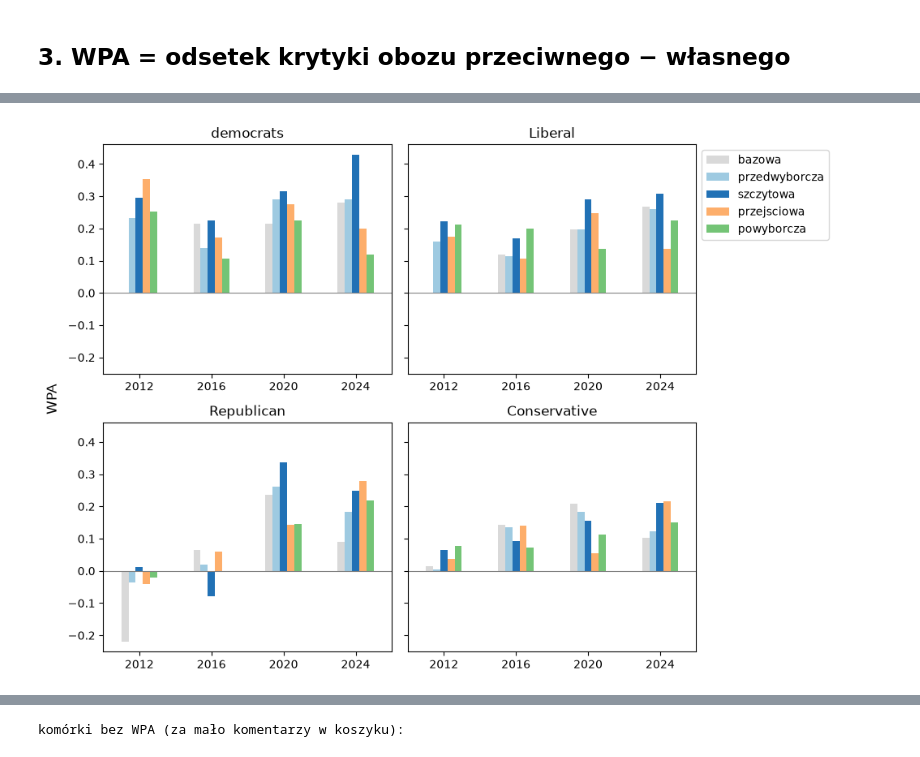
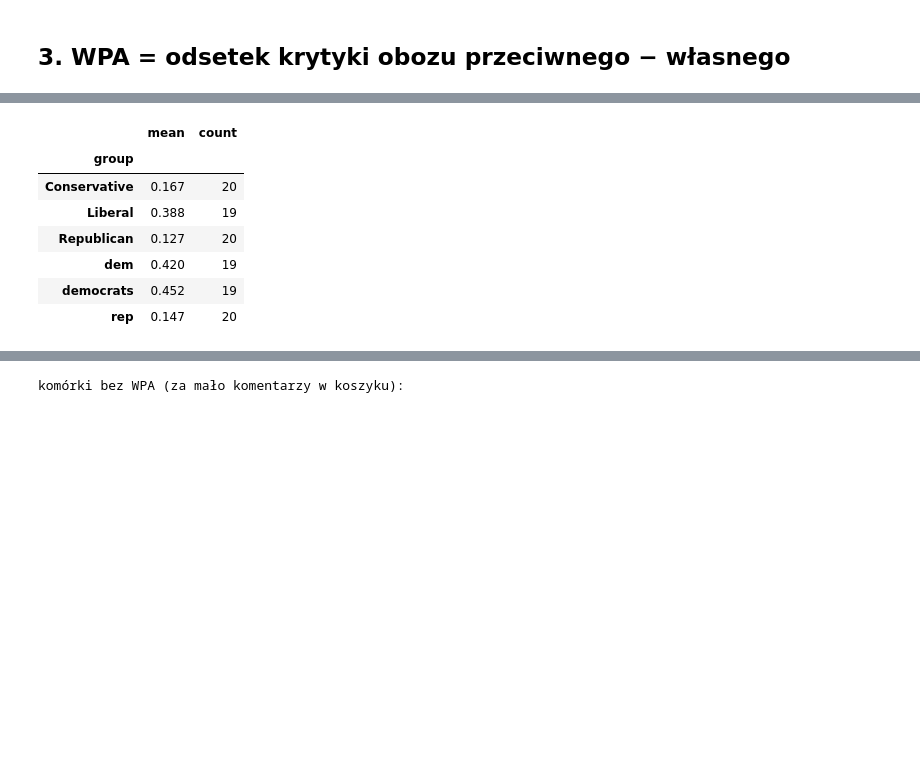
Before and after one commit to Czerw0/Licencjat, a Jupyter notebook: h4a/h4a_analysis.ipynb, the cells around one changed output, grey strips where cells are left out. Saved outputs shown, nothing was run; the diff lists cells and outputs as text; code cells hidden in the pictures; blank space fills up the shorter version.

```diff
--- a/h4a/h4a_analysis.ipynb
+++ b/h4a/h4a_analysis.ipynb
@@ -64,14 +132,15 @@ wpa_table.round(3)
-# %%
-fig, axes = plt.subplots(2, 2, figsize=(10, 7), sharey=True)
-for ax, subreddit in zip(axes.ravel(), POLITICAL_SUBREDDITS):
-    (wpa_table.loc[subreddit].reindex(index=PHASE_ORDER, columns=CYCLES).T
-     .plot.bar(ax=ax, rot=0, legend=False, color=[PHASE_COLORS[phase] for phase in PHASE_ORDER]))
-    ax.axhline(0, color="gray", linewidth=0.8)
-    ax.set_title(subreddit)
-    ax.set_xlabel("")
-axes[0, 1].legend(loc="upper left", bbox_to_anchor=(1, 1))
-fig.supylabel("WPA")
-plt.tight_layout()
-plt.show()
-# %% [output]
-[figure, removed]
+# %%
+by_subreddit = main[["subreddit", "cycle", "phase", "wpa"]].rename(columns={"subreddit": "group"})
+by_camp = (main.assign(group=main["subreddit"].map(SUBREDDITS)).groupby(["group", "cycle", "phase"], as_index=False)["wpa"]
+           .agg(lambda values: values.mean(skipna=False)))
+wpa_groups = pd.concat([by_subreddit, by_camp], ignore_index=True)
+wpa_groups.groupby("group")["wpa"].agg(["mean", "count"]).round(3)
+# %% [output]
+|  | mean | count |
+| group |  |  |
+| Conservative | 0.167 | 20 |
+| Liberal | 0.388 | 19 |
+| Republican | 0.127 | 20 |
+| dem | 0.420 | 19 |
+| democrats | 0.452 | 19 |
+| rep | 0.147 | 20 |
```
Also changed, not shown: parts of 14 cells of this notebook, 8 other files.
